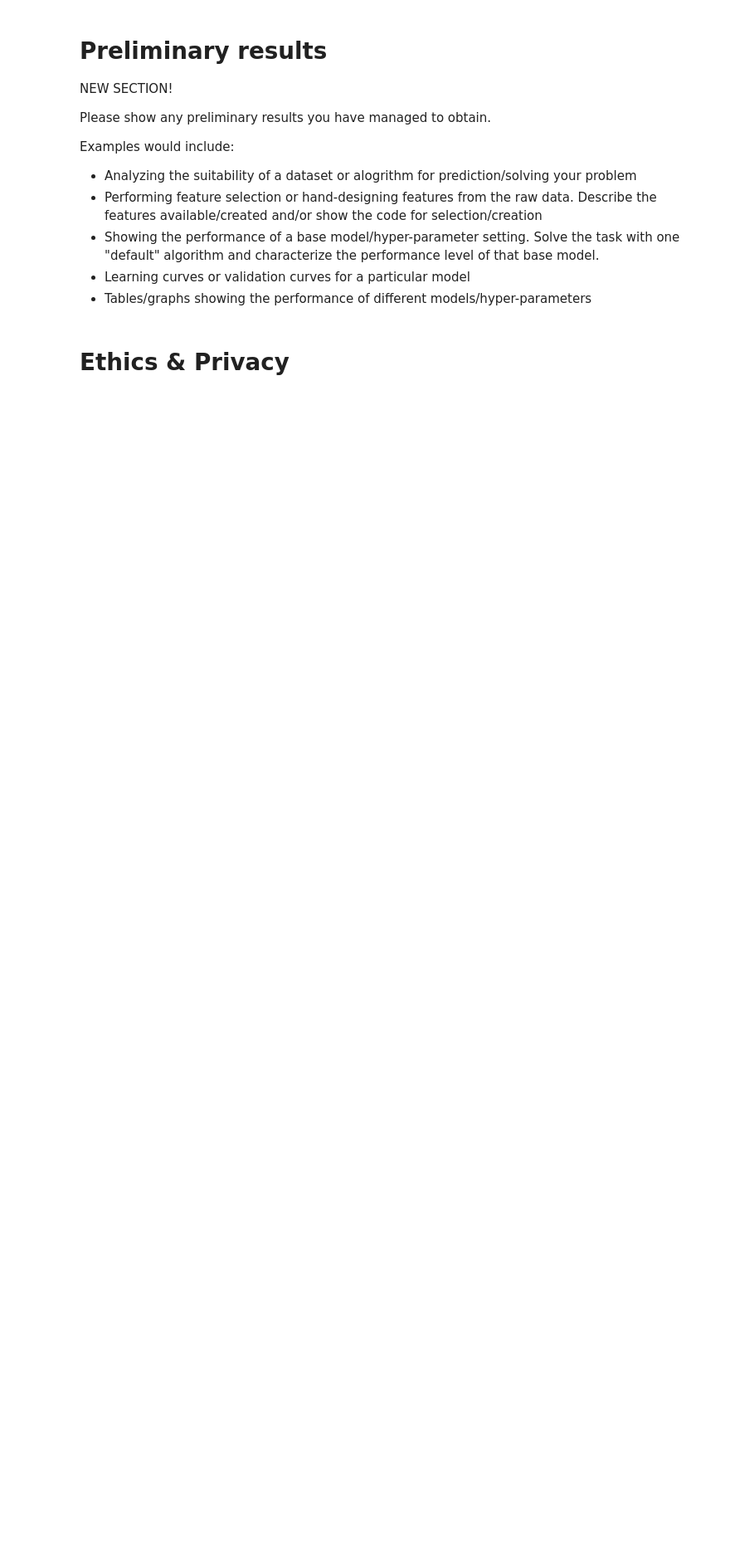
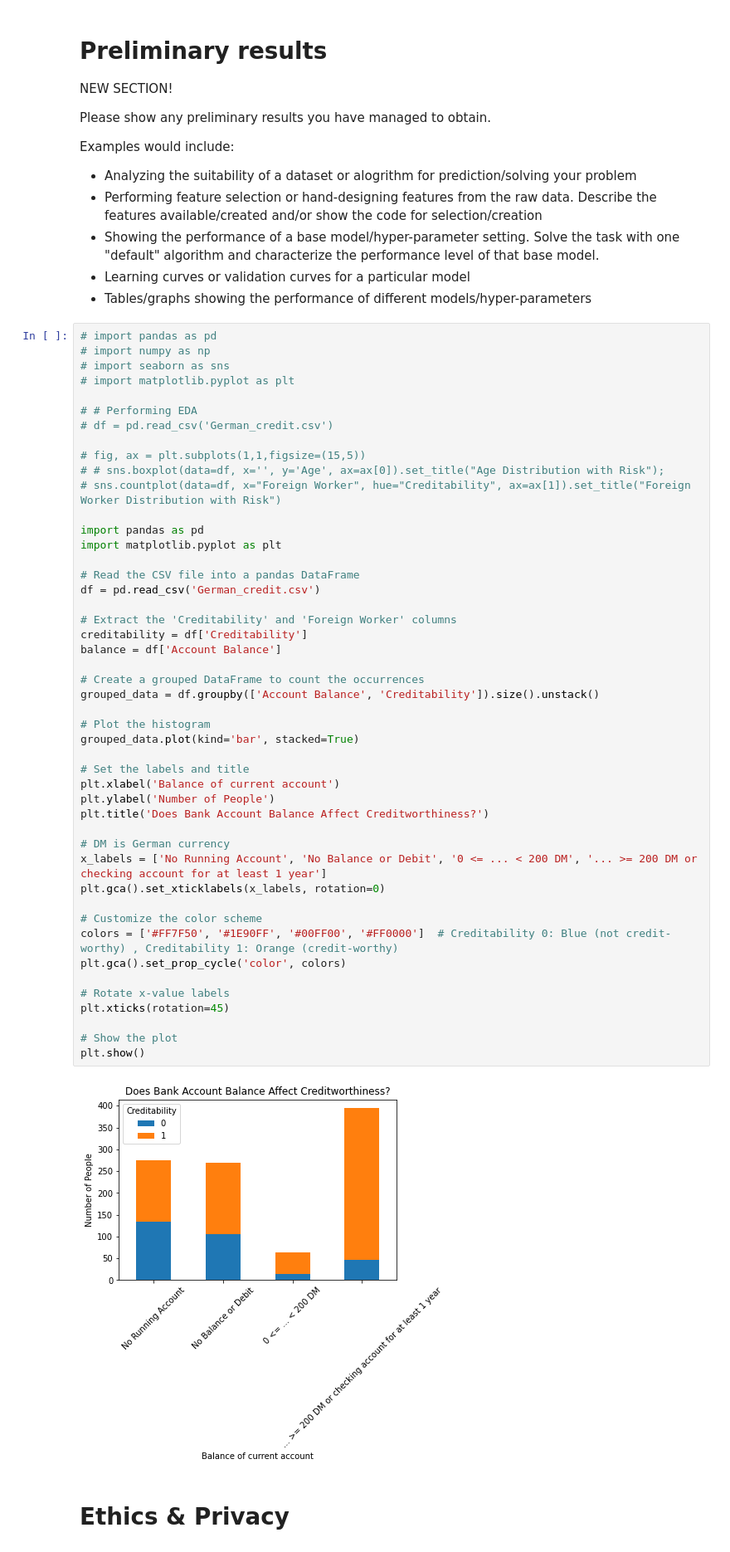
Before and after one commit to COGS118A/Group010-SP23, a Jupyter notebook: Checkpoint_Group010-SP23.ipynb, the cells around one changed output. Shown at 83% size. Drawn from its saved outputs; the diff is of its cells as text; blank space fills up the shorter version.

Commit message:
added graph

```diff
--- a/Checkpoint_Group010-SP23.ipynb
+++ b/Checkpoint_Group010-SP23.ipynb
@@ -66,6 +66,55 @@ Examples would include:
 - Showing the performance of a base model/hyper-parameter setting.  Solve the task with one "default" algorithm and characterize the performance level of that base model.
 - Learning curves or validation curves for a particular model
 - Tables/graphs showing the performance of different models/hyper-parameters
+# %%
+# import pandas as pd
+# import numpy as np
+# import seaborn as sns
+# import matplotlib.pyplot as plt
+
+# # Performing EDA
+# df = pd.read_csv('German_credit.csv')
+
+# fig, ax = plt.subplots(1,1,figsize=(15,5))
+# # sns.boxplot(data=df, x='', y='Age', ax=ax[0]).set_title("Age Distribution with Risk");
+# sns.countplot(data=df, x="Foreign Worker", hue="Creditability", ax=ax[1]).set_title("Foreign Worker Distribution with Risk")
+
+import pandas as pd
+import matplotlib.pyplot as plt
+
+# Read the CSV file into a pandas DataFrame
+df = pd.read_csv('German_credit.csv')
+
+# Extract the 'Creditability' and 'Foreign Worker' columns
+creditability = df['Creditability']
+balance = df['Account Balance']
+
+# Create a grouped DataFrame to count the occurrences
+grouped_data = df.groupby(['Account Balance', 'Creditability']).size().unstack()
+
+# Plot the histogram
+grouped_data.plot(kind='bar', stacked=True)
+
+# Set the labels and title
+plt.xlabel('Balance of current account')
+plt.ylabel('Number of People')
+plt.title('Does Bank Account Balance Affect Creditworthiness?')
+
+# DM is German currency
+x_labels = ['No Running Account', 'No Balance or Debit', '0 <= ... < 200 DM', '... >= 200 DM or checking account for at least 1 year']
+plt.gca().set_xticklabels(x_labels, rotation=0)
+
+# Customize the color scheme
+colors = ['#FF7F50', '#1E90FF', '#00FF00', '#FF0000']  # Creditability 0: Blue (not credit-worthy) , Creditability 1: Orange (credit-worthy)
+plt.gca().set_prop_cycle('color', colors)
+
+# Rotate x-value labels
+plt.xticks(rotation=45)
+
+# Show the plot
+plt.show()
+# %% [output]
+[figure, added]
 # %% [markdown]
 # Ethics & Privacy
 # %% [markdown]
```
Also changed, not shown: 1 other file.
